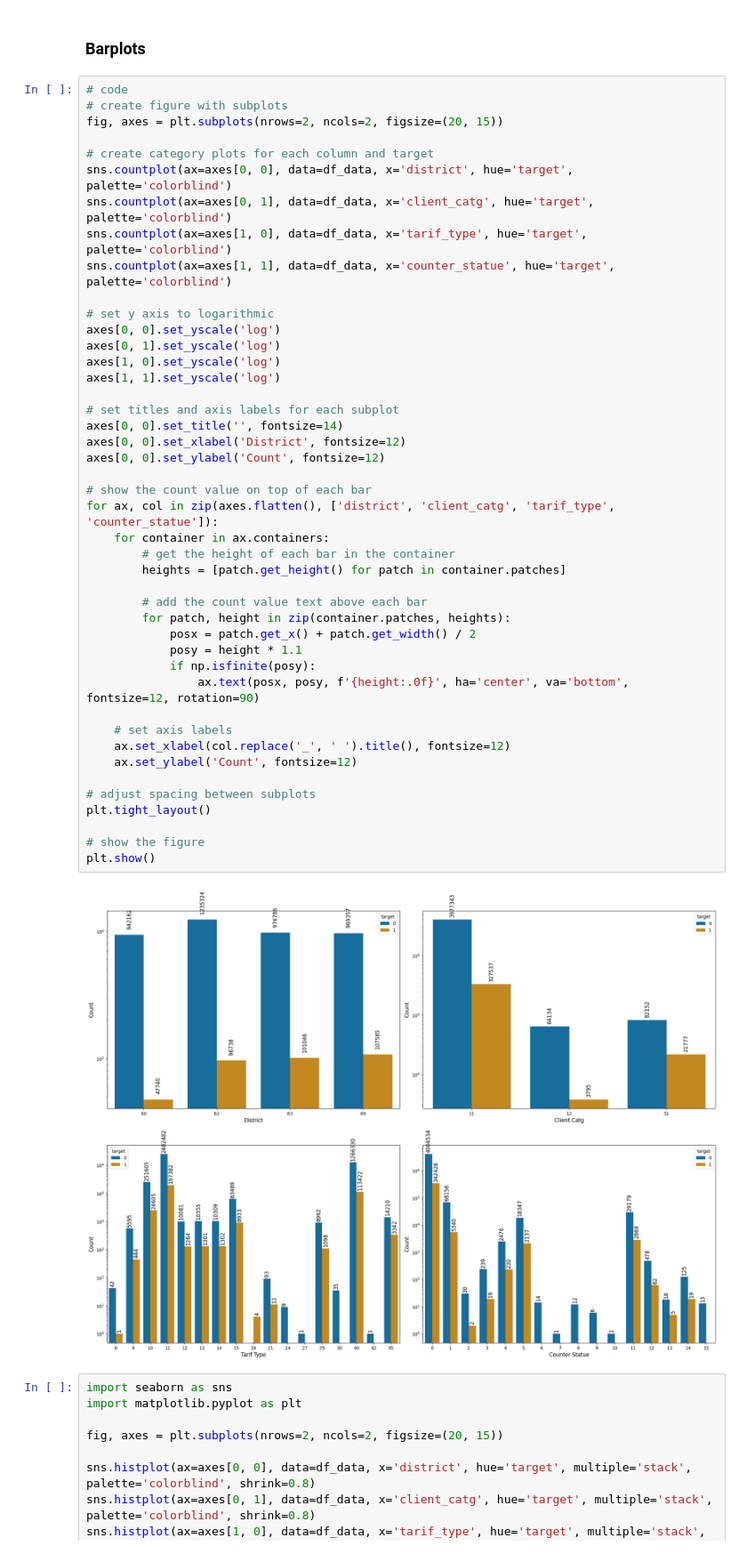
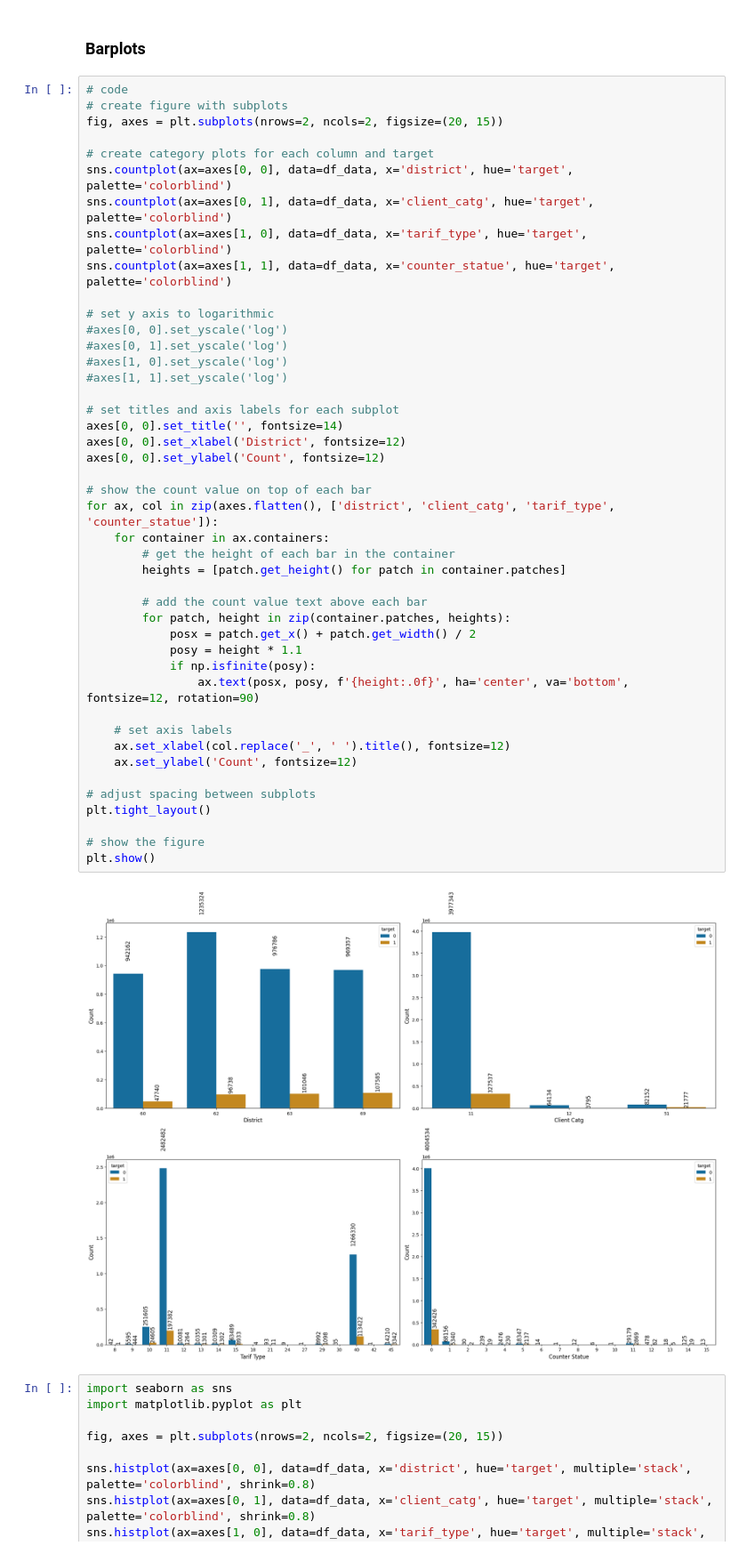
Before and after one commit to tomduese/ds-fraud-detection, a Jupyter notebook: fraud_detection_eda_daniel.ipynb, the cells around one changed output. Shown at 89% size. Cells and saved outputs as stored; diff of their text form.

```diff
--- a/fraud_detection_eda_daniel.ipynb
+++ b/fraud_detection_eda_daniel.ipynb
@@ -325,40 +344,40 @@ sns.countplot(ax=axes[1, 0], data=df_data, x='tarif_type', hue='target', palette
 sns.countplot(ax=axes[1, 1], data=df_data, x='counter_statue', hue='target', palette='colorblind')
 
 # set y axis to logarithmic
-axes[0, 0].set_yscale('log')
-axes[0, 1].set_yscale('log')
-axes[1, 0].set_yscale('log')
-axes[1, 1].set_yscale('log')
+#axes[0, 0].set_yscale('log')
+#axes[0, 1].set_yscale('log')
+#axes[1, 0].set_yscale('log')
+#axes[1, 1].set_yscale('log')
 
 # set titles and axis labels for each subplot
 axes[0, 0].set_title('', fontsize=14)
 axes[0, 0].set_xlabel('District', fontsize=12)
 axes[0, 0].set_ylabel('Count', fontsize=12)
 
 # show the count value on top of each bar
 for ax, col in zip(axes.flatten(), ['district', 'client_catg', 'tarif_type', 'counter_statue']):
     for container in ax.containers:
         # get the height of each bar in the container
         heights = [patch.get_height() for patch in container.patches]
 
         # add the count value text above each bar
         for patch, height in zip(container.patches, heights):
             posx = patch.get_x() + patch.get_width() / 2
             posy = height * 1.1
             if np.isfinite(posy):
                 ax.text(posx, posy, f'{height:.0f}', ha='center', va='bottom', fontsize=12, rotation=90)
 
     # set axis labels
     ax.set_xlabel(col.replace('_', ' ').title(), fontsize=12)
     ax.set_ylabel('Count', fontsize=12)
 
 # adjust spacing between subplots
 plt.tight_layout()
 
 # show the figure
 plt.show()
 # %% [output]
-[figure, old version]
+[figure, new version]
 # %%
 import seaborn as sns
 import matplotlib.pyplot as plt
```
Also changed, not shown: parts of 7 cells of this notebook, 1 other file.
